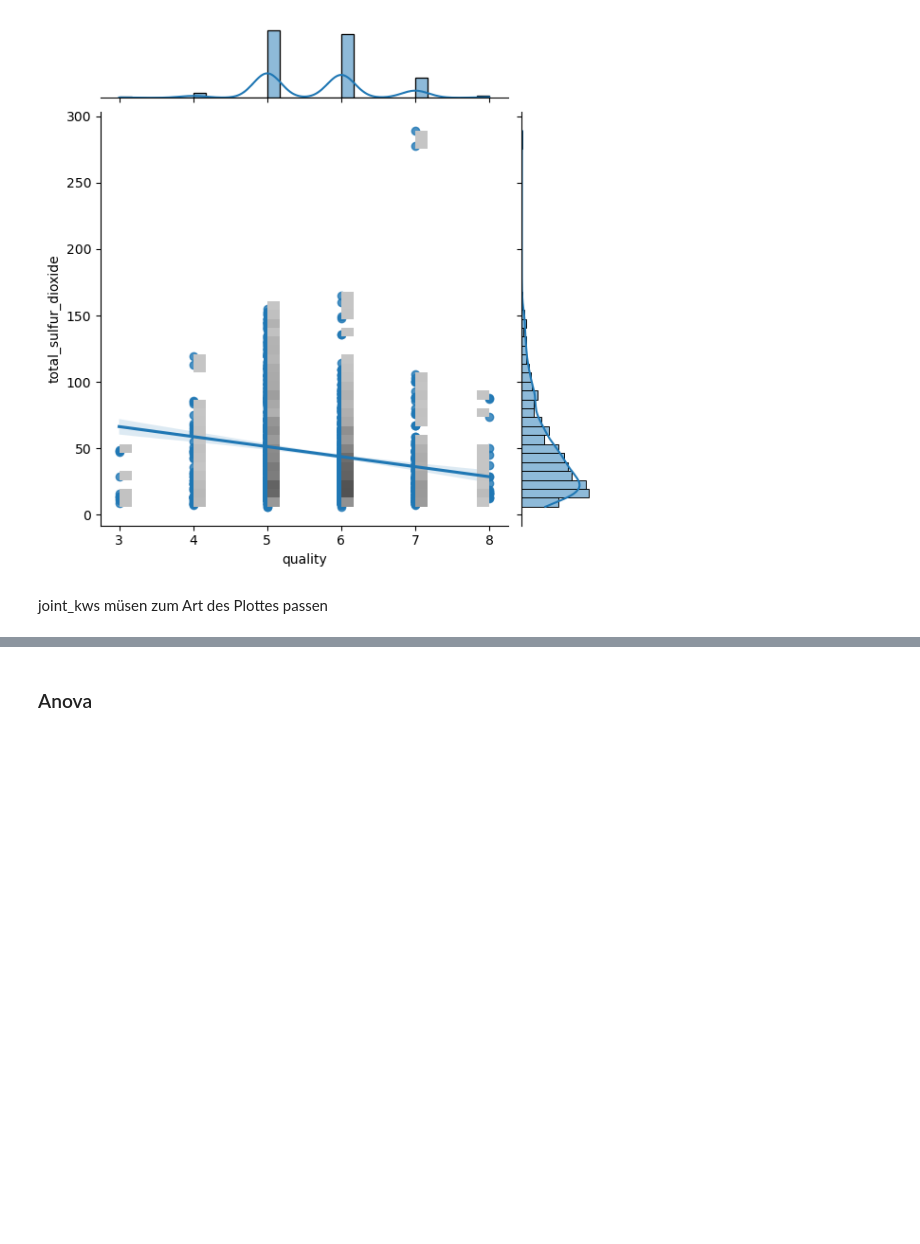
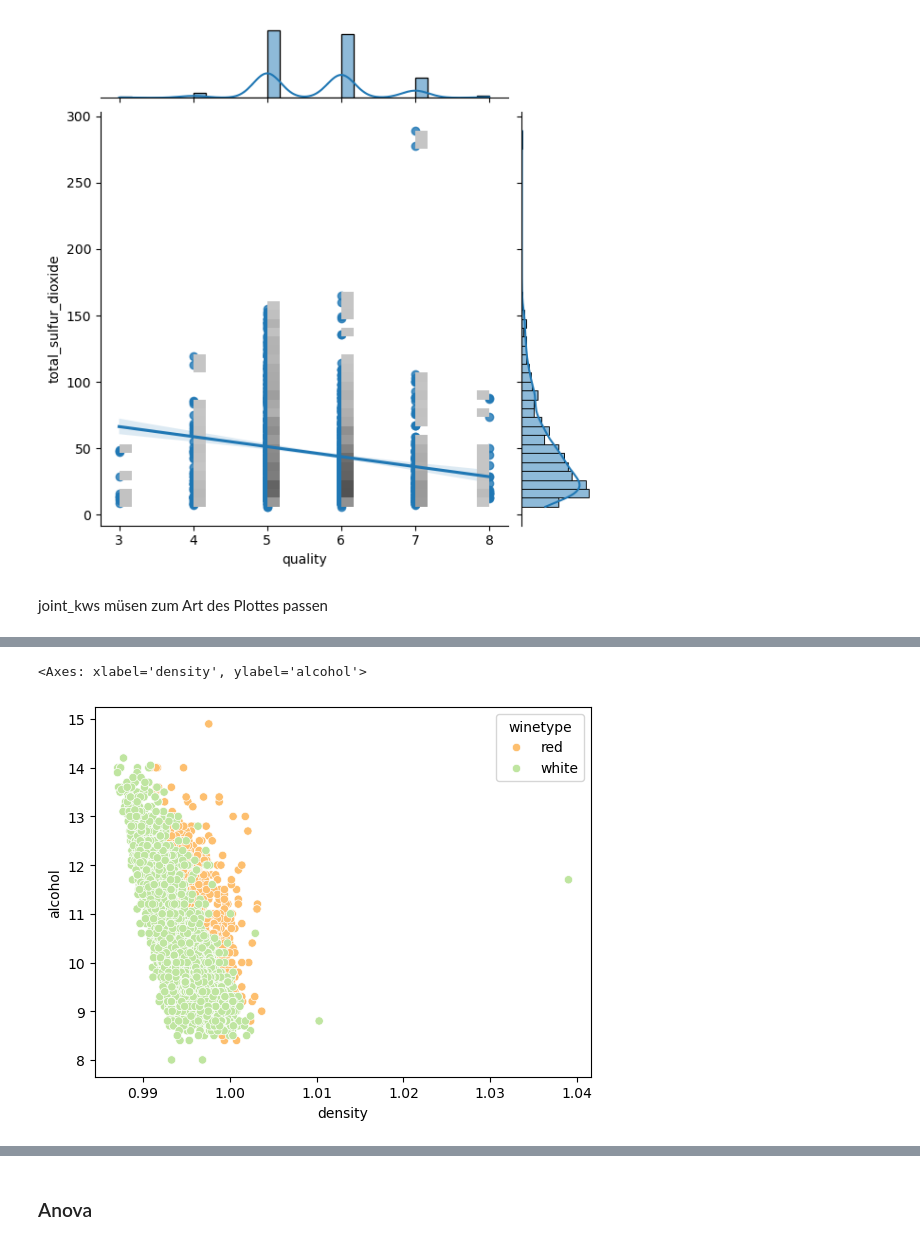
Before and after one commit to katybyte3000/Academy_Excercises, a Jupyter notebook: Project_02/sprint02/projekt02_sprint01-Dataexploration_Correlations.ipynb, the cells around one changed output, grey strips where cells are left out. Cells and saved outputs as stored; diff of their text form; code cells hidden in the pictures; blank space fills up the shorter version.

```diff
--- a/Project_02/sprint02/projekt02_sprint01-Dataexploration_Correlations.ipynb
+++ b/Project_02/sprint02/projekt02_sprint01-Dataexploration_Correlations.ipynb
@@ -256,0 +274,3 @@ sns.scatterplot(data=red_wine, x="total_sulfur_dioxide", y="alcohol", hue="quali
+# %%
+winelist = pd.read_csv(r"C:\Users\cumdi\Desktop\Bootcamp Visual Studio\Modul 1\Project_02\sprint03\winelistall.csv")
+print(winelist)
@@ -256,0 +295,5 @@ sns.scatterplot(data=red_wine, x="total_sulfur_dioxide", y="alcohol", hue="quali
+# %%
+sns.scatterplot(data=winelist, x="density", y="alcohol", hue="winetype", palette="Spectral" )#size="quality"
+# %% [output]
+<Axes: xlabel='density', ylabel='alcohol'>
+[figure, added]
```
Also changed, not shown: parts of 9 cells of this notebook, 3 other files.
